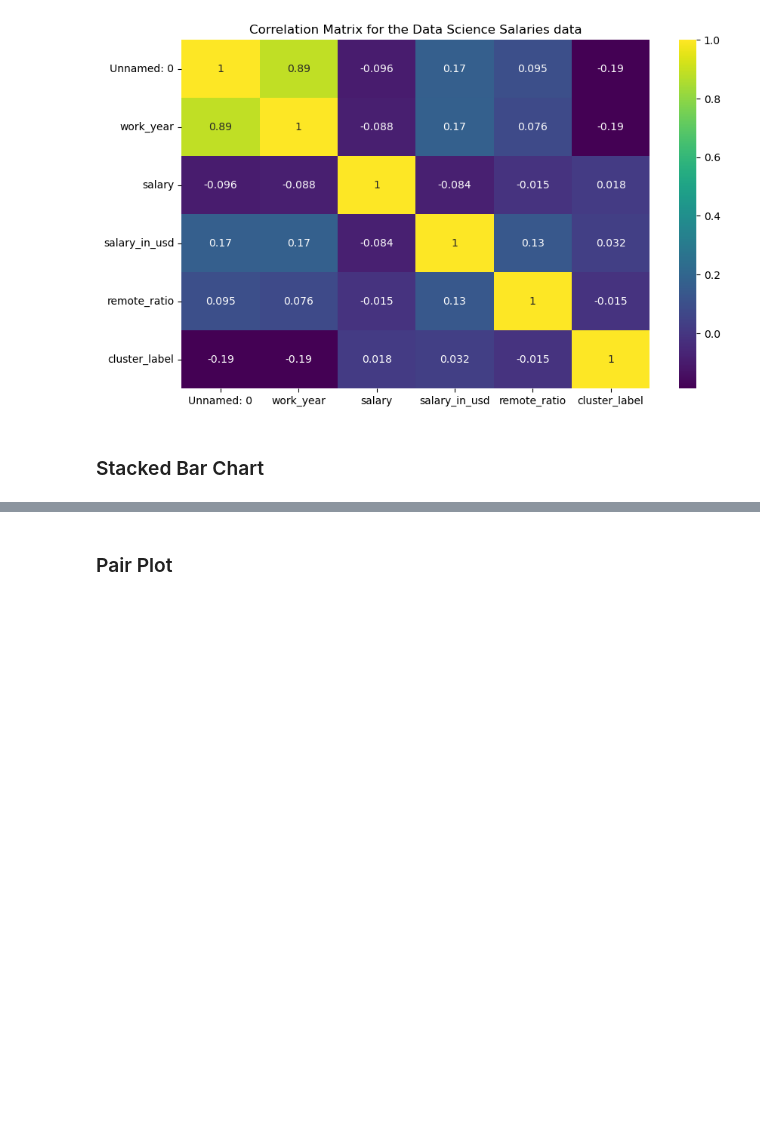
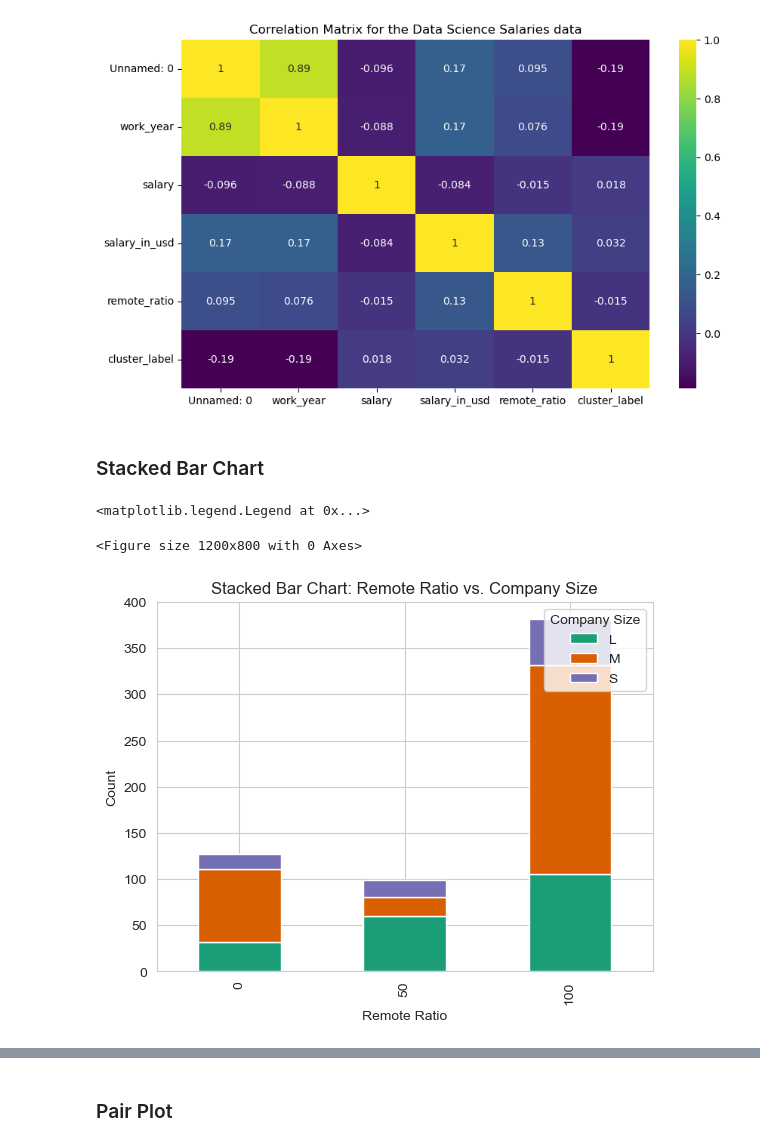
Before and after one commit to KimKarydas/Data-Science-Job-Salaries, a Jupyter notebook: Data_Science_Salaries.ipynb, the cells around one changed output, grey strips where cells are left out. Cells and saved outputs as stored; diff of their text form; code cells hidden in the pictures; blank space fills up the shorter version.

Commit message:
done with all Stacked Bar plots

```diff
--- a/Data_Science_Salaries.ipynb
+++ b/Data_Science_Salaries.ipynb
@@ -589,0 +586,17 @@ Text(0.5, 1.0, 'Correlation Matrix for the Data Science Salaries data')
+# %%
+# Remote Ratio vs. company size
+df_counts = df.groupby(['remote_ratio', 'company_size']).size().unstack()
+
+palette = sns.color_palette("Dark2", 8)
+
+sns.set_style("whitegrid")
+plt.figure(figsize=(12, 8))
+df_counts.plot(kind='bar', stacked=True, color=palette)
+plt.xlabel('Remote Ratio')
+plt.ylabel('Count')
+plt.title('Stacked Bar Chart: Remote Ratio vs. Company Size')
+plt.legend(title='Company Size', loc='upper right')
+# %% [output]
+<matplotlib.legend.Legend at 0x...>
+<Figure size 1200x800 with 0 Axes>
+[figure, added]
```
Also changed, not shown: parts of 3 cells of this notebook.
